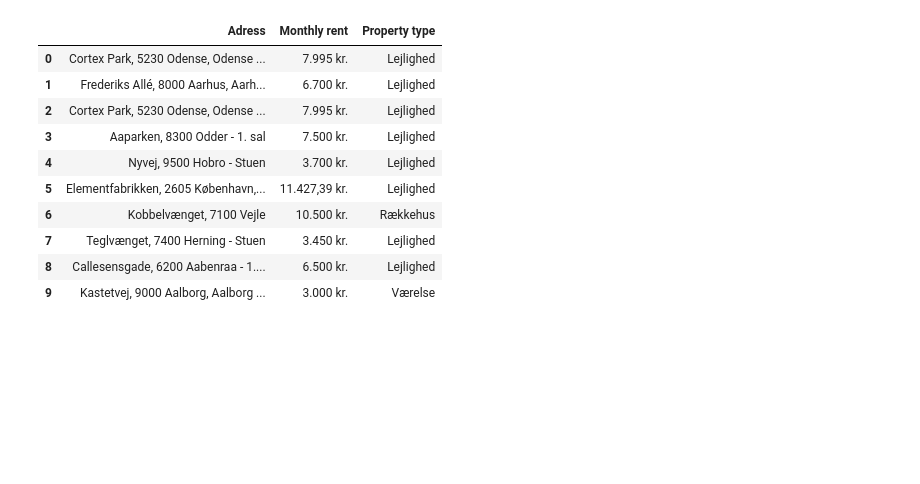
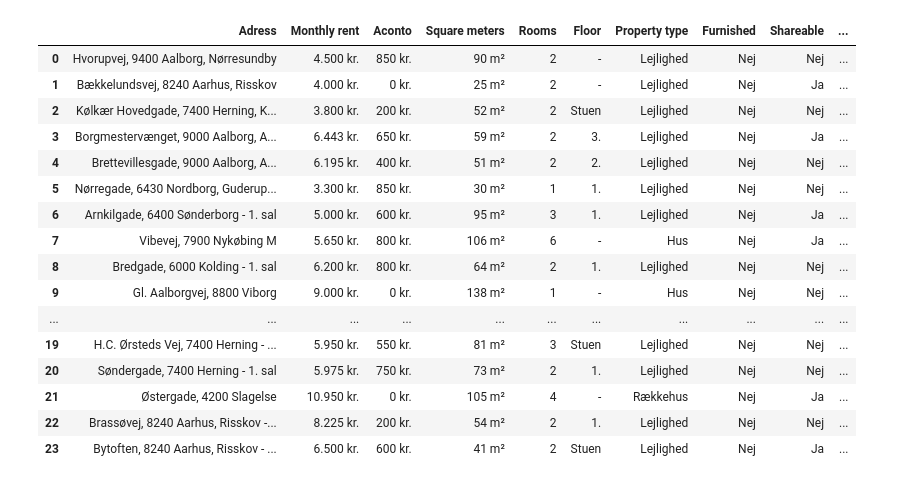
Before and after one commit to NicholasStampe/SocialDataScience, a Jupyter notebook: ExamProject/ExamProject - Data fra boligPortalen - Jesper.ipynb, the cells around one changed output. Saved outputs shown, nothing was run; the diff lists cells and outputs as text; code cells hidden in the pictures; blank space fills up the shorter version.

```diff
--- a/ExamProject/ExamProject - Data fra boligPortalen - Jesper.ipynb
+++ b/ExamProject/ExamProject - Data fra boligPortalen - Jesper.ipynb
@@ -146,18 +366,24 @@ for i in tqdm.tqdm(range(10)): #for i in tqdm.tqdm(range(len(final_urls))): kan
     time.sleep(0.5) #Sleep for 0.5 seconds
 # %%
 # Create a dataframe from adress_list and monthly_rent_list and property_type_list:
-df = pd.DataFrame({'Adress': adress_list, 'Monthly rent': monthly_rent_list, 'Property type': property_type_list })
+df = pd.DataFrame({'Adress': adress_list, 'Monthly rent': monthly_rent_list, 'Aconto': aconto_list, 'Square meters': sqm_list, 'Rooms': nr_rooms_list, 'Floor': floor_list, 'Property type': property_type_list, 'Furnished': furnished_list, 'Shareable': shareable_list, 'Pets allowed': pets_allowed_list, 'Elevator': elevator_list, 'Senior frendly': senior_frendly_list, 'Only for students': only_for_students_list, 'Balcony/Terrace': balcony_or_terrace_list, 'Parking': parking_list, 'Energy label': energy_label_list})
 
 df.head(24)
 # %% [output]
-|  | Adress | Monthly rent | Property type |
-| 0 | Cortex Park, 5230 Odense, Odense ... | 7.995 kr. | Lejlighed |
-| 1 | Frederiks Allé, 8000 Aarhus, Aarh... | 6.700 kr. | Lejlighed |
-| 2 | Cortex Park, 5230 Odense, Odense ... | 7.995 kr. | Lejlighed |
-| 3 | Aaparken, 8300 Odder - 1. sal | 7.500 kr. | Lejlighed |
-| 4 | Nyvej, 9500 Hobro - Stuen | 3.700 kr. | Lejlighed |
-| 5 | Elementfabrikken, 2605 København,... | 11.427,39 kr. | Lejlighed |
-| 6 | Kobbelvænget, 7100 Vejle | 10.500 kr. | Rækkehus |
-| 7 | Teglvænget, 7400 Herning - Stuen | 3.450 kr. | Lejlighed |
-| 8 | Callesensgade, 6200 Aabenraa - 1.... | 6.500 kr. | Lejlighed |
-| 9 | Kastetvej, 9000 Aalborg, Aalborg ... | 3.000 kr. | Værelse |
+|  | Adress | Monthly rent | Aconto | Square meters | Rooms | Floor | Property type | Furnished | Shareable | ... |
+| 0 | Hvorupvej, 9400 Aalborg, Nørresundby | 4.500 kr. | 850 kr. | 90 m² | 2 | - | Lejlighed | Nej | Nej | ... |
+| 1 | Bækkelundsvej, 8240 Aarhus, Risskov | 4.000 kr. | 0 kr. | 25 m² | 2 | - | Lejlighed | Nej | Ja | ... |
+| 2 | Kølkær Hovedgade, 7400 Herning, K... | 3.800 kr. | 200 kr. | 52 m² | 2 | Stuen | Lejlighed | Nej | Nej | ... |
+| 3 | Borgmestervænget, 9000 Aalborg, A... | 6.443 kr. | 650 kr. | 59 m² | 2 | 3. | Lejlighed | Nej | Ja | ... |
+| 4 | Brettevillesgade, 9000 Aalborg, A... | 6.195 kr. | 400 kr. | 51 m² | 2 | 2. | Lejlighed | Nej | Nej | ... |
+| 5 | Nørregade, 6430 Nordborg, Guderup... | 3.300 kr. | 850 kr. | 30 m² | 1 | 1. | Lejlighed | Nej | Nej | ... |
+| 6 | Arnkilgade, 6400 Sønderborg - 1. sal | 5.000 kr. | 600 kr. | 95 m² | 3 | 1. | Lejlighed | Nej | Ja | ... |
+| 7 | Vibevej, 7900 Nykøbing M | 5.650 kr. | 800 kr. | 106 m² | 6 | - | Hus | Nej | Ja | ... |
+| 8 | Bredgade, 6000 Kolding - 1. sal | 6.200 kr. | 800 kr. | 64 m² | 2 | 1. | Lejlighed | Nej | Nej | ... |
+| 9 | Gl. Aalborgvej, 8800 Viborg | 9.000 kr. | 0 kr. | 138 m² | 1 | - | Hus | Nej | Nej | ... |
+| ... | ... | ... | ... | ... | ... | ... | ... | ... | ... | ... |
+| 19 | H.C. Ørsteds Vej, 7400 Herning - ... | 5.950 kr. | 550 kr. | 81 m² | 3 | Stuen | Lejlighed | Nej | Nej | ... |
+| 20 | Søndergade, 7400 Herning - 1. sal | 5.975 kr. | 750 kr. | 73 m² | 2 | 1. | Lejlighed | Nej | Nej | ... |
+| 21 | Østergade, 4200 Slagelse | 10.950 kr. | 0 kr. | 105 m² | 4 | - | Rækkehus | Nej | Ja | ... |
+| 22 | Brassøvej, 8240 Aarhus, Risskov -... | 8.225 kr. | 200 kr. | 54 m² | 2 | 1. | Lejlighed | Nej | Nej | ... |
+| 23 | Bytoften, 8240 Aarhus, Risskov - ... | 6.500 kr. | 600 kr. | 41 m² | 2 | Stuen | Lejlighed | Nej | Ja | ... |
```
Also changed, not shown: parts of 3 cells of this notebook.
